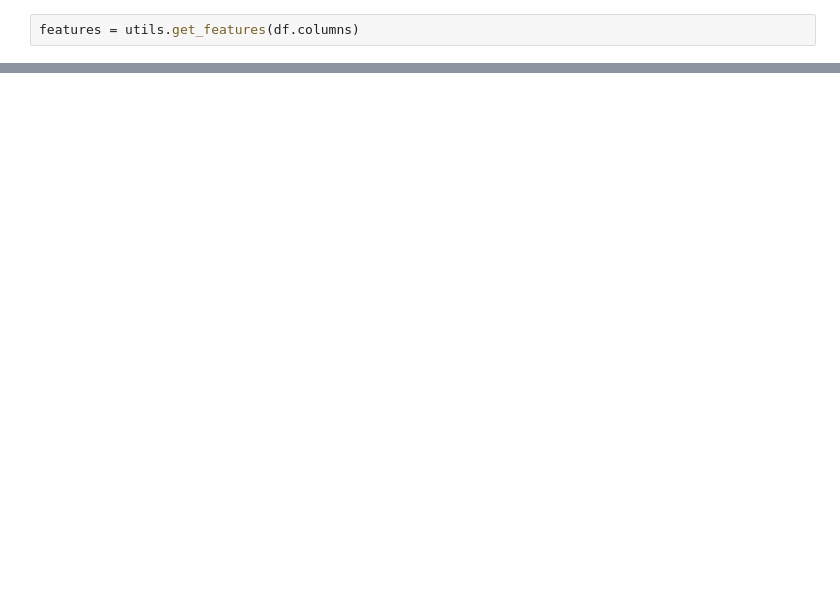
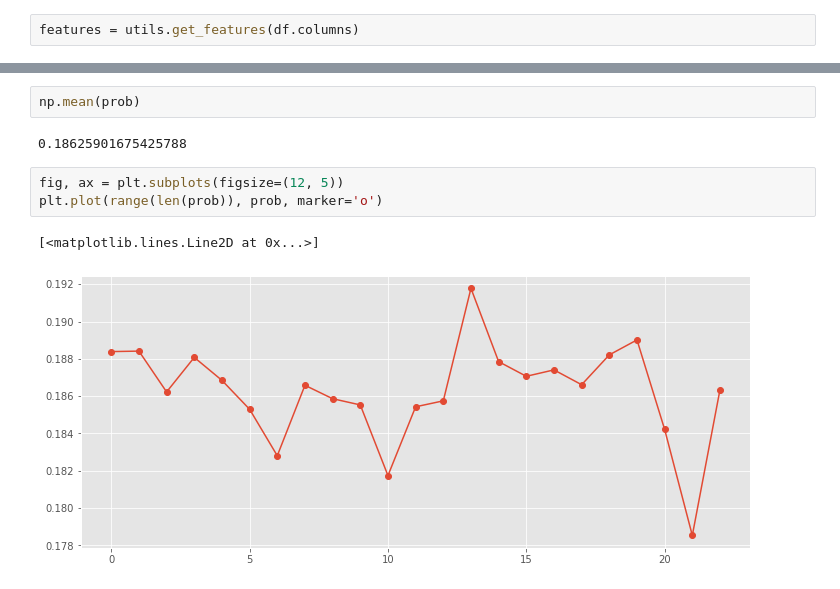
Before and after one commit to viktorsapozhok/cafeen, a Jupyter notebook: notebooks/6_imputer.ipynb, the cells around one changed output, grey strips where cells are left out. Cells and saved outputs as stored; diff of their text form; blank space fills up the shorter version.

```diff
--- a/notebooks/6_imputer.ipynb
+++ b/notebooks/6_imputer.ipynb
@@ -59,0 +161,10 @@ Name: month, dtype: float64
+# %%
+np.mean(prob)
+# %% [output]
+0.18625901675425788
+# %%
+fig, ax = plt.subplots(figsize=(12, 5))
+plt.plot(range(len(prob)), prob, marker='o')
+# %% [output]
+[<matplotlib.lines.Line2D at 0x...>]
+[figure, added]
```
Also changed, not shown: parts of 15 cells of this notebook, 4 other files.
